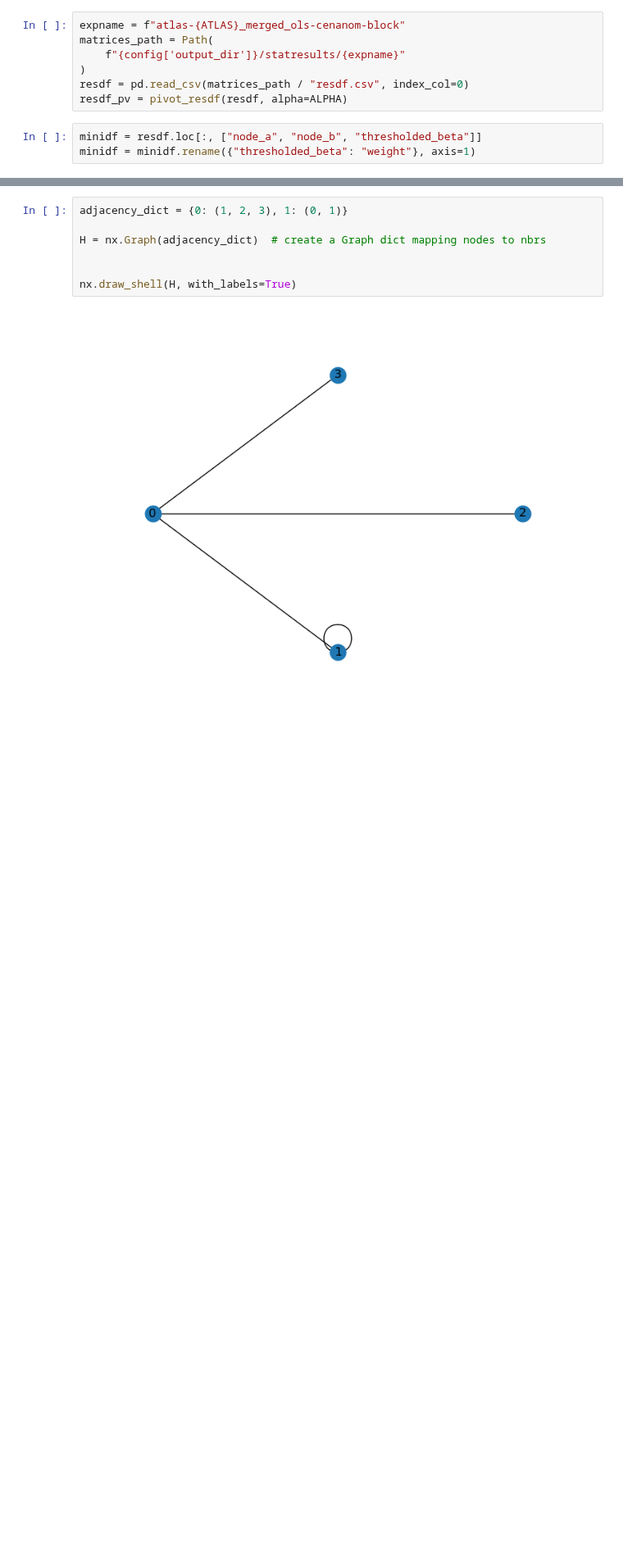
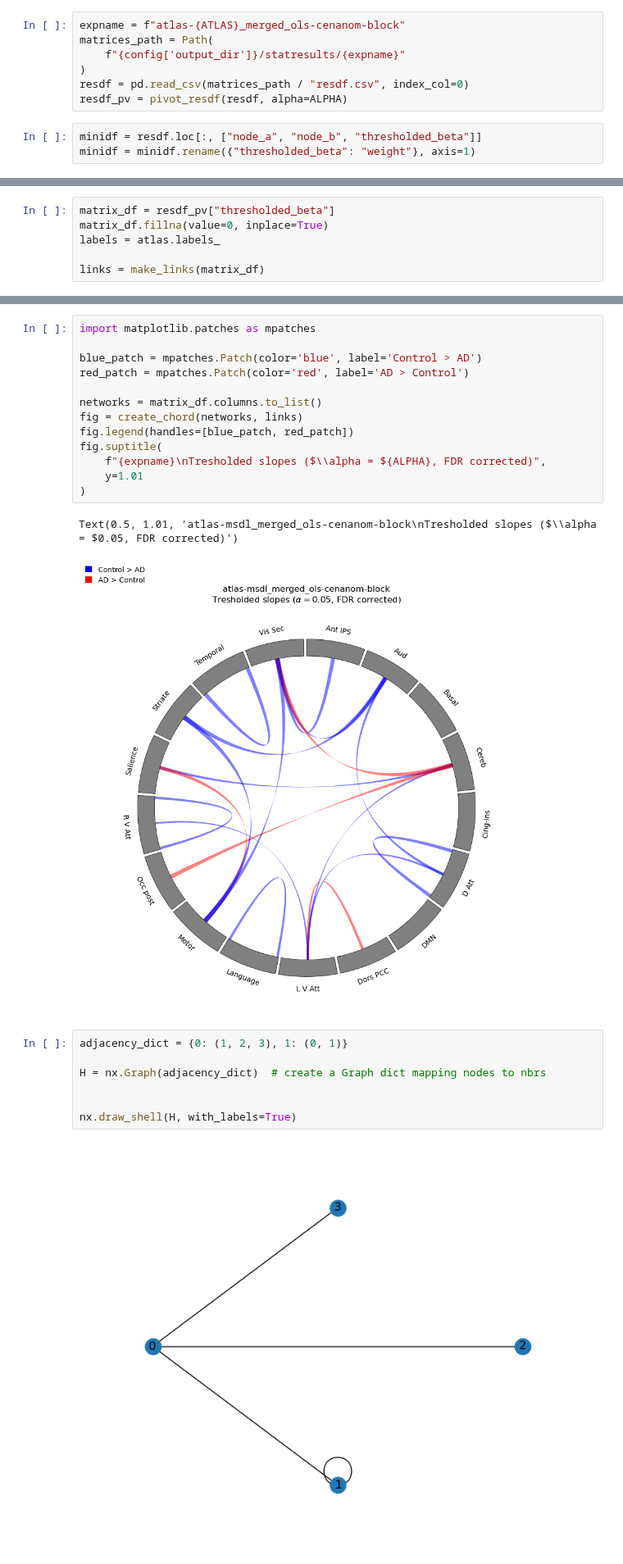
Before and after one commit to jonathan-legrand/bold-dementia, a Jupyter notebook: notebooks/create_graphs_block.ipynb, the cells around one changed output, grey strips where cells are left out. Shown at 82% size. Saved outputs shown, nothing was run; the diff lists cells and outputs as text; blank space fills up the shorter version.

```diff
--- a/notebooks/create_graphs_block.ipynb
+++ b/notebooks/create_graphs_block.ipynb
@@ -175,0 +79,6 @@ fig.show()
+# %%
+matrix_df = resdf_pv["thresholded_beta"]
+matrix_df.fillna(value=0, inplace=True)
+labels = atlas.labels_
+
+links = make_links(matrix_df)
@@ -196,3 +128,19 @@ links
+# %%
+import matplotlib.patches as mpatches
+
+blue_patch = mpatches.Patch(color='blue', label='Control > AD')
+red_patch = mpatches.Patch(color='red', label='AD > Control')
+
+networks = matrix_df.columns.to_list()
+fig = create_chord(networks, links)
+fig.legend(handles=[blue_patch, red_patch])
+fig.suptitle(
+    f"{expname}\nTresholded slopes ($\\alpha = ${ALPHA}, FDR corrected)",
+    y=1.01
+)
+# %% [output]
+Text(0.5, 1.01, 'atlas-msdl_merged_ols-cenanom-block\nTresholded slopes ($\\alpha = $0.05, FDR corrected)')
+[figure, added]
 # %%
 adjacency_dict = {0: (1, 2, 3), 1: (0, 1)}
 
```
Also changed, not shown: parts of 8 cells of this notebook, 3 other files.
